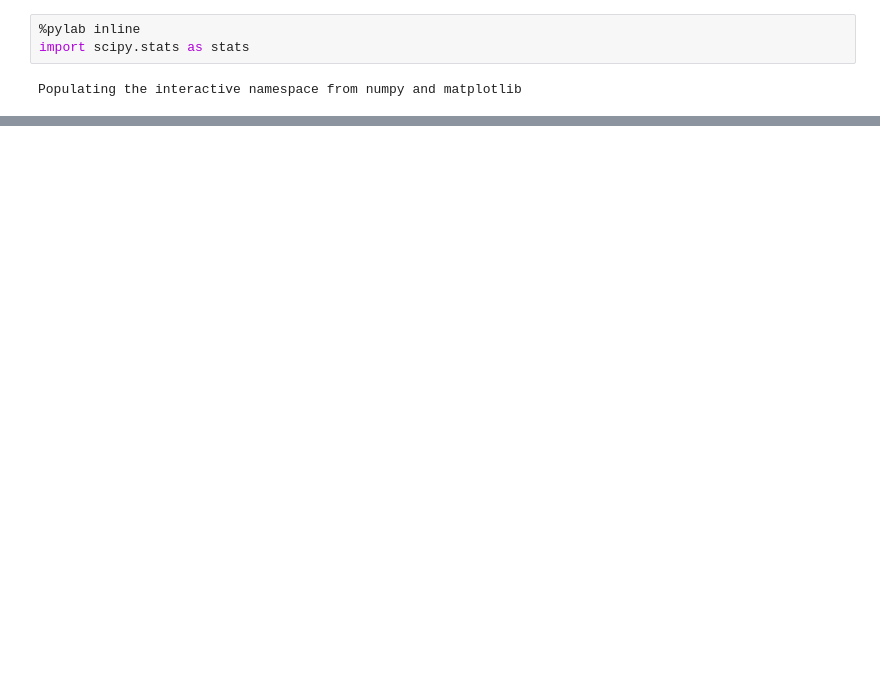
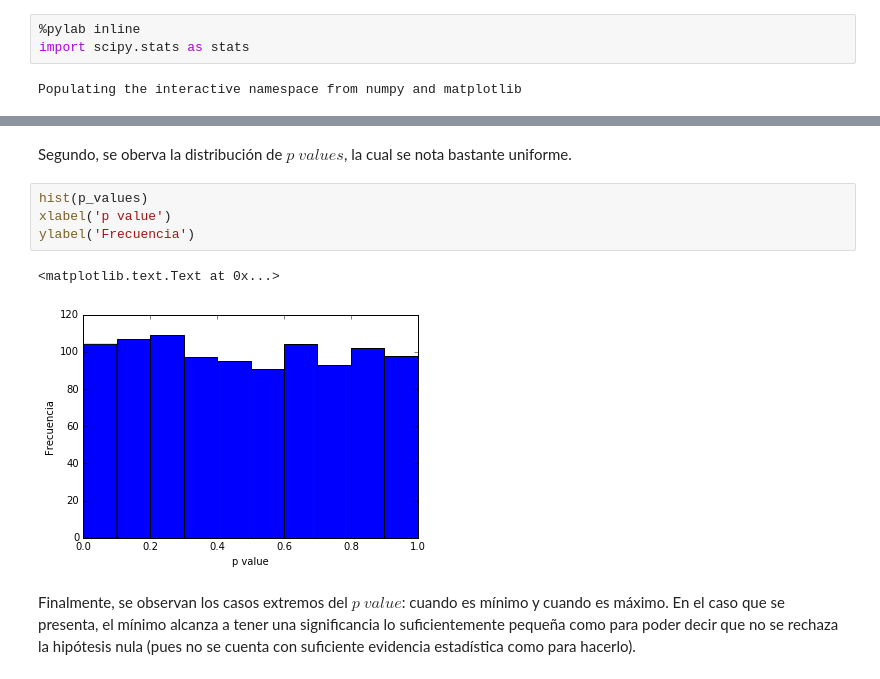
Before and after one commit to scaldas/MCA_EjerciciosESLCap2, a Jupyter notebook: experimento/InFunctionOfNumerOfExperiments.ipynb, the cells around one changed output, grey strips where cells are left out. Drawn from its saved outputs; the diff is of its cells as text; blank space fills up the shorter version.

```diff
--- a/experimento/InFunctionOfNumerOfExperiments.ipynb
+++ b/experimento/InFunctionOfNumerOfExperiments.ipynb
@@ -57,0 +75,11 @@ hist(p_values)
+# %% [markdown]
+<p>Segundo, se oberva la distribución de $p$ $values$, la cual se nota bastante uniforme.</p>
+# %%
+hist(p_values)
+xlabel('p value')
+ylabel('Frecuencia')
+# %% [output]
+<matplotlib.text.Text at 0x...>
+[figure, added]
+# %% [markdown]
+<p>Finalmente, se observan los casos extremos del $p$ $value$: cuando es mínimo y cuando es máximo. En el caso que se presenta, el mínimo alcanza a tener una significancia lo suficientemente pequeña como para poder decir que no se rechaza la hipótesis nula (pues no se cuenta con suficiente evidencia estadística como para hacerlo).</p>
```
Also changed, not shown: parts of 16 cells of this notebook, 2 other files.
